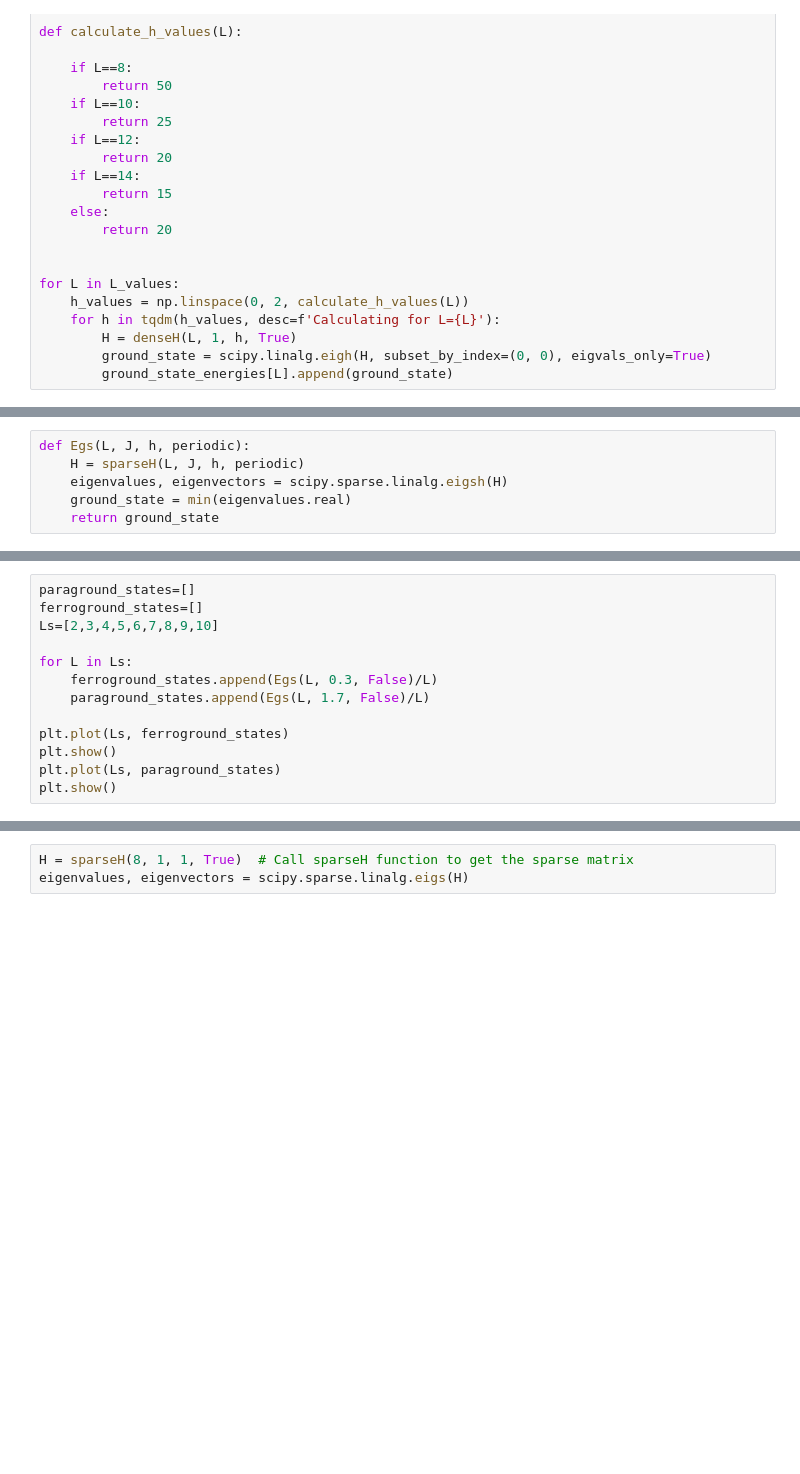
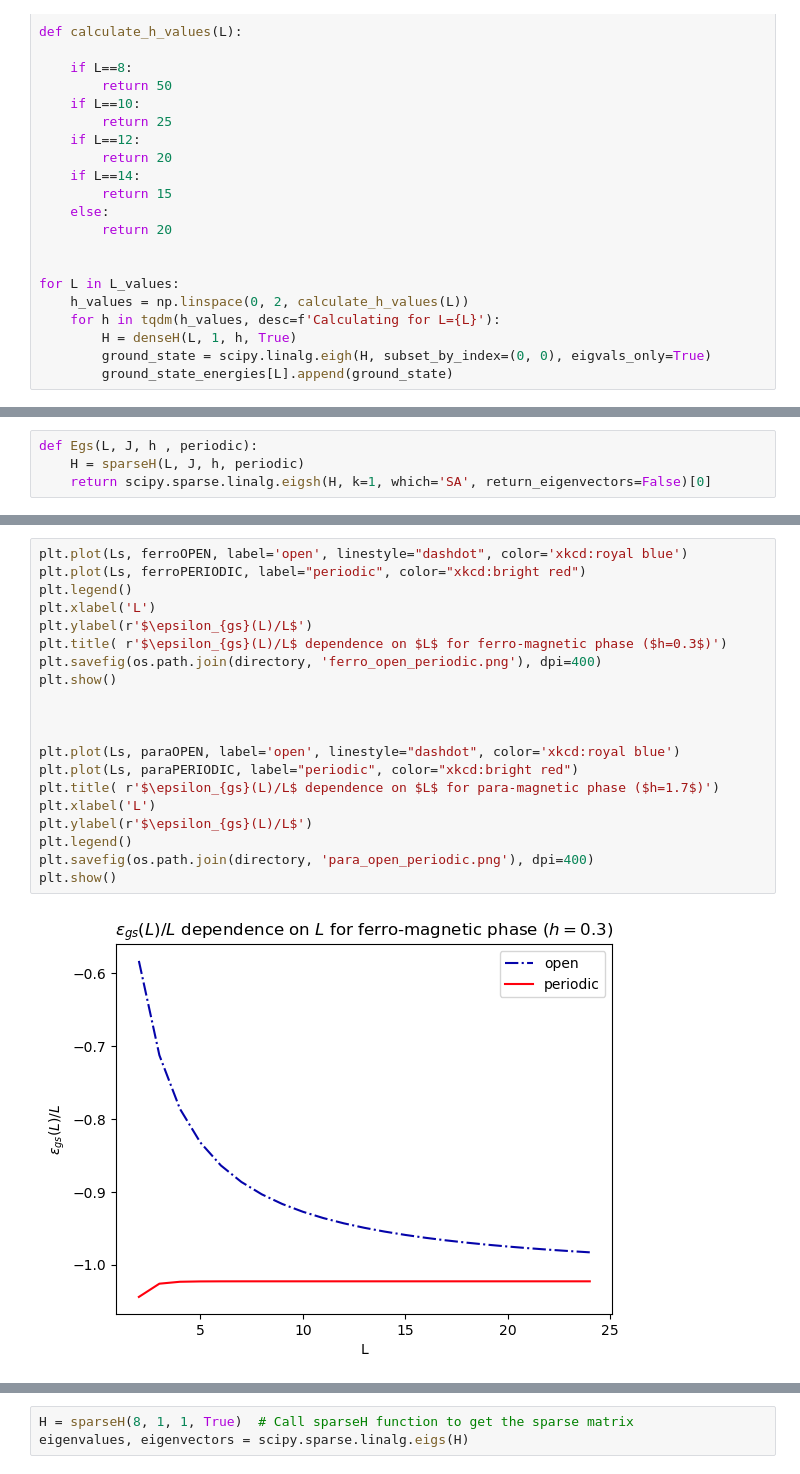
Before and after one commit to Abhiram2006/ph121c, a Jupyter notebook: main.ipynb, the cells around one changed output, grey strips where cells are left out. Saved outputs shown, nothing was run; the diff lists cells and outputs as text; blank space fills up the shorter version.

```diff
--- a/main.ipynb
+++ b/main.ipynb
@@ -143,7 +315,5 @@ for L in L_values:
 # %%
-def Egs(L, J, h, periodic):
+def Egs(L, J, h , periodic):
     H = sparseH(L, J, h, periodic)
-    eigenvalues, eigenvectors = scipy.sparse.linalg.eigsh(H)
-    ground_state = min(eigenvalues.real)
-    return ground_state
+    return scipy.sparse.linalg.eigsh(H, k=1, which='SA', return_eigenvectors=False)[0]
 # %%
@@ -162,13 +358,22 @@ plt.show()
 # %%
-paraground_states=[]
-ferroground_states=[]
-Ls=[2,3,4,5,6,7,8,9,10]
+plt.plot(Ls, ferroOPEN, label='open', linestyle="dashdot", color='xkcd:royal blue')
+plt.plot(Ls, ferroPERIODIC, label="periodic", color="xkcd:bright red")
+plt.legend()
+plt.xlabel('L')
+plt.ylabel(r'$\epsilon_{gs}(L)/L$')
+plt.title( r'$\epsilon_{gs}(L)/L$ dependence on $L$ for ferro-magnetic phase ($h=0.3$)')
+plt.savefig(os.path.join(directory, 'ferro_open_periodic.png'), dpi=400)
+plt.show()
 
-for L in Ls:
-    ferroground_states.append(Egs(L, 0.3, False)/L)
-    paraground_states.append(Egs(L, 1.7, False)/L)
 
-plt.plot(Ls, ferroground_states)
+
+plt.plot(Ls, paraOPEN, label='open', linestyle="dashdot", color='xkcd:royal blue')
+plt.plot(Ls, paraPERIODIC, label="periodic", color="xkcd:bright red")
+plt.title( r'$\epsilon_{gs}(L)/L$ dependence on $L$ for para-magnetic phase ($h=1.7$)')
+plt.xlabel('L')
+plt.ylabel(r'$\epsilon_{gs}(L)/L$')
+plt.legend()
+plt.savefig(os.path.join(directory, 'para_open_periodic.png'), dpi=400)
 plt.show()
-plt.plot(Ls, paraground_states)
-plt.show()
+# %% [output]
+[figure, added]
```
Also changed, not shown: parts of 14 cells of this notebook.
